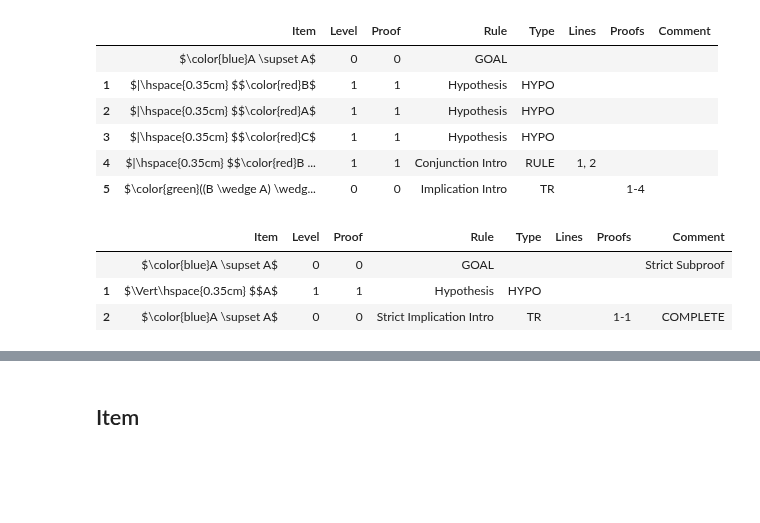
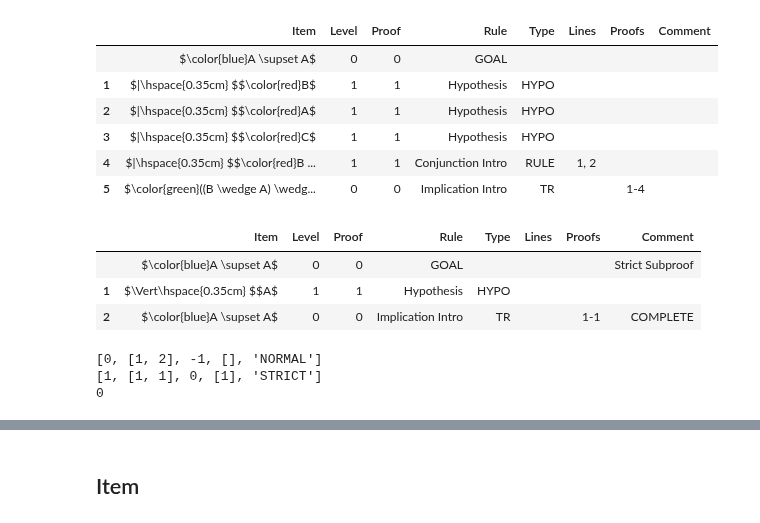
Before and after one commit to FrankHubeny/AltRea, a Jupyter notebook: rules_testcases.ipynb, the cells around one changed output, grey strips where cells are left out. Saved outputs shown, nothing was run; the diff lists cells and outputs as text; code cells hidden in the pictures; blank space fills up the shorter version.

```diff
--- a/rules_testcases.ipynb
+++ b/rules_testcases.ipynb
@@ -2547,30 +2556,39 @@ display(prf.thisproof())
 # %%
 # test_implication_intro_strict_clean_1: Clean run: strict subproof
 
 from IPython.display import display, Math, Markdown, Latex, display_markdown, HTML
 import pandas as pd
 pd.options.display.max_colwidth=500
 from altrea.wffs import And, Wff, Implies
 from altrea.rules import Proof
 
 prf = Proof()
 A = prf.proposition("A")
 prf.setlogic()
 
 prf.goal(Implies(A, A), comment="Strict Subproof")
 
 prf.openstrictsubproof()
-prf.addhypothesis(A)
+prf.hypothesis(A)
 
 prf.closestrictsubproof()
 prf.implication_intro()
 
 display(prf.thisproof())
 # %% [output]
 |  | Item | Level | Proof | Rule | Type | Lines | Proofs | Comment |
 |  | $\color{blue}A \supset A$ | 0 | 0 | GOAL |  |  |  | Strict Subproof |
 | 1 | $\Vert\hspace{0.35cm} $$A$ | 1 | 1 | Hypothesis | HYPO |  |  |  |
-| 2 | $\color{blue}A \supset A$ | 0 | 0 | Strict Implication Intro | TR |  | 1-1 | COMPLETE |
+| 2 | $\color{blue}A \supset A$ | 0 | 0 | Implication Intro | TR |  | 1-1 | COMPLETE |
+# %%
+for i in prf.prooflist:
+    print(i)
+
+print(prf.closedproofid)
+# %% [output]
+[0, [1, 2], -1, [], 'NORMAL']
+[1, [1, 1], 0, [1], 'STRICT']
+0
 # %%
 # test_implication_intro_unavailablesubproof_1: Attempt to close the main proof which can only be closed by completing the proof.
 
```
Also changed, not shown: parts of 9 cells of this notebook, 7 other files.
